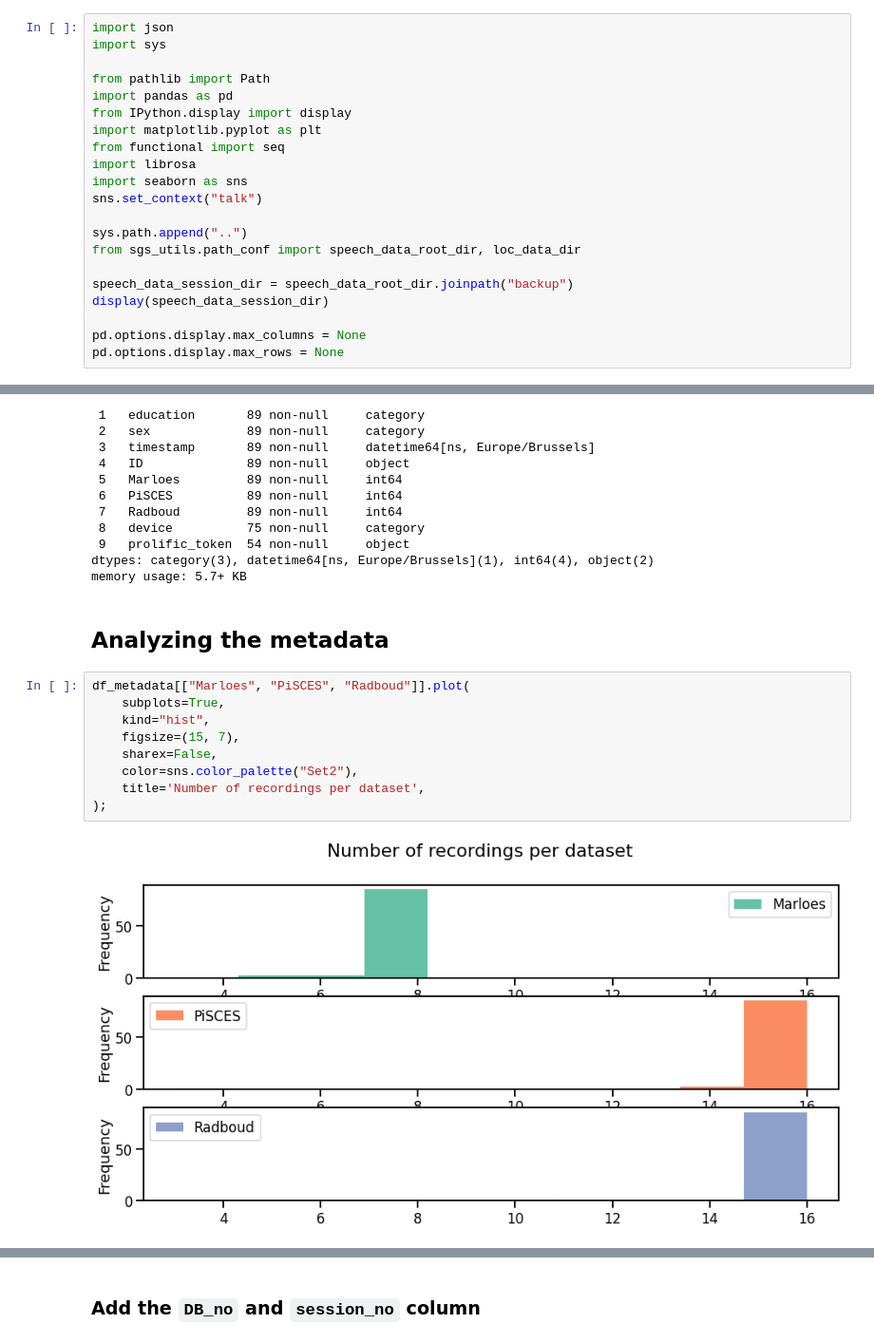
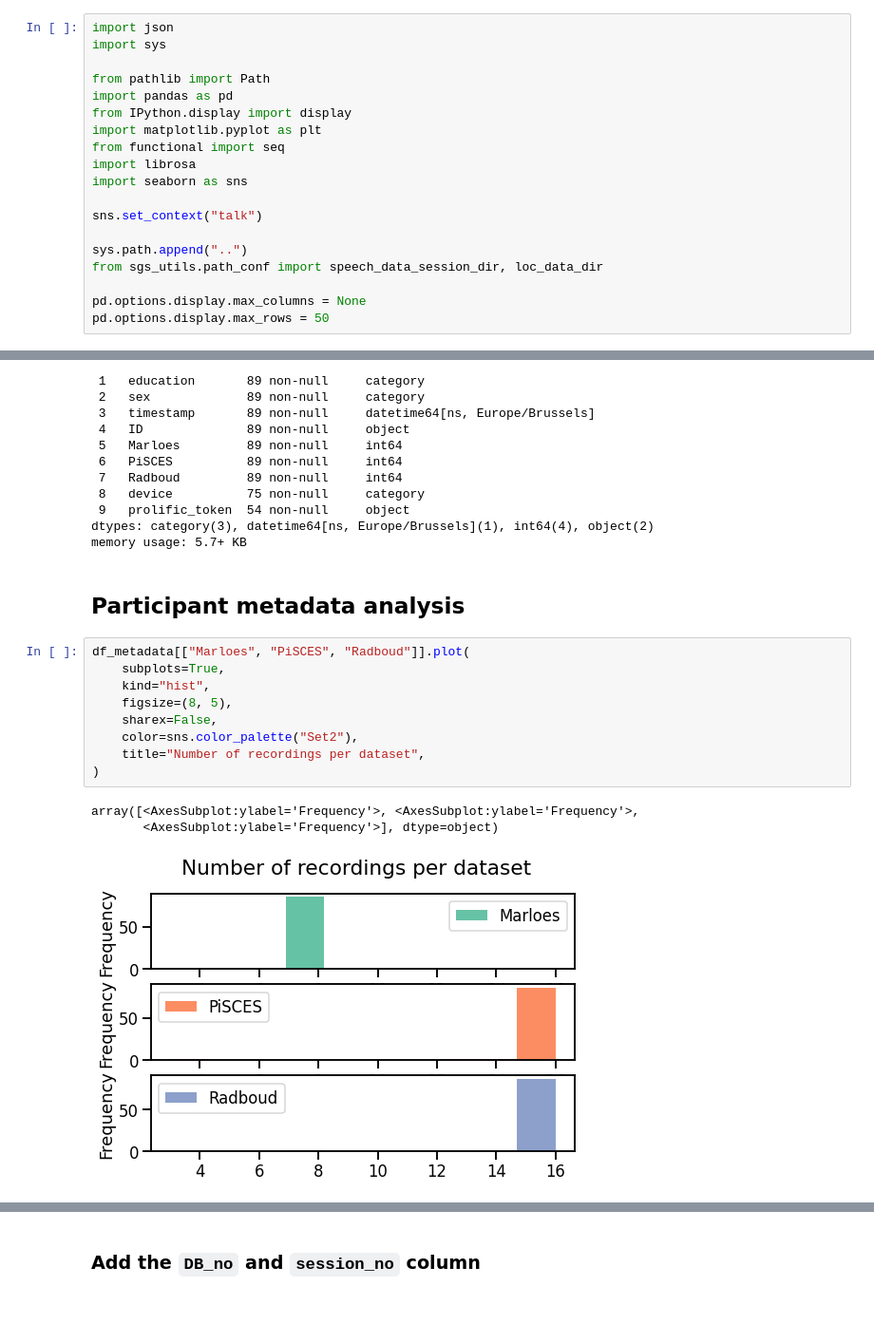
Before and after one commit to predict-idlab/gssp_analysis, a Jupyter notebook: notebooks/0.1_EDA.ipynb, the cells around one changed output, grey strips where cells are left out. Shown: that part at 95% size. Saved outputs shown, nothing was run; the diff lists cells and outputs as text; blank space fills up the shorter version.

```diff
--- a/notebooks/0.1_EDA.ipynb
+++ b/notebooks/0.1_EDA.ipynb
@@ -12,13 +12,11 @@ import matplotlib.pyplot as plt
 from functional import seq
 import librosa
 import seaborn as sns
+
 sns.set_context("talk")
 
 sys.path.append("..")
-from sgs_utils.path_conf import speech_data_root_dir, loc_data_dir
-
-speech_data_session_dir = speech_data_root_dir.joinpath("backup")
-display(speech_data_session_dir)
+from sgs_utils.path_conf import speech_data_session_dir, loc_data_dir
 
 pd.options.display.max_columns = None
-pd.options.display.max_rows = None
+pd.options.display.max_rows = 50
@@ -154,16 +149,18 @@ Data columns (total 10 columns):
 dtypes: category(3), datetime64[ns, Europe/Brussels](1), int64(4), object(2)
 memory usage: 5.7+ KB
 # %% [markdown]
-## Analyzing the metadata
+## Participant metadata analysis
 # %%
 df_metadata[["Marloes", "PiSCES", "Radboud"]].plot(
     subplots=True,
     kind="hist",
-    figsize=(15, 7),
+    figsize=(8, 5),
     sharex=False,
     color=sns.color_palette("Set2"),
-    title='Number of recordings per dataset',
-);
+    title="Number of recordings per dataset",
+)
 # %% [output]
+array([<AxesSubplot:ylabel='Frequency'>, <AxesSubplot:ylabel='Frequency'>,
+       <AxesSubplot:ylabel='Frequency'>], dtype=object)
-[figure, old version]
+[figure, new version]
 # %%
```
Also changed, not shown: parts of 23 cells of this notebook.
